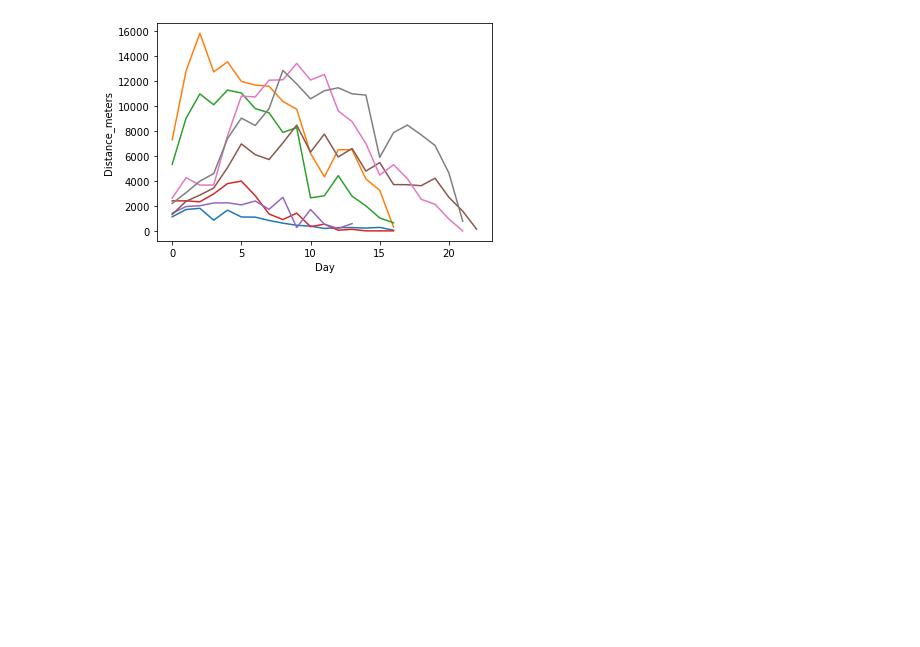
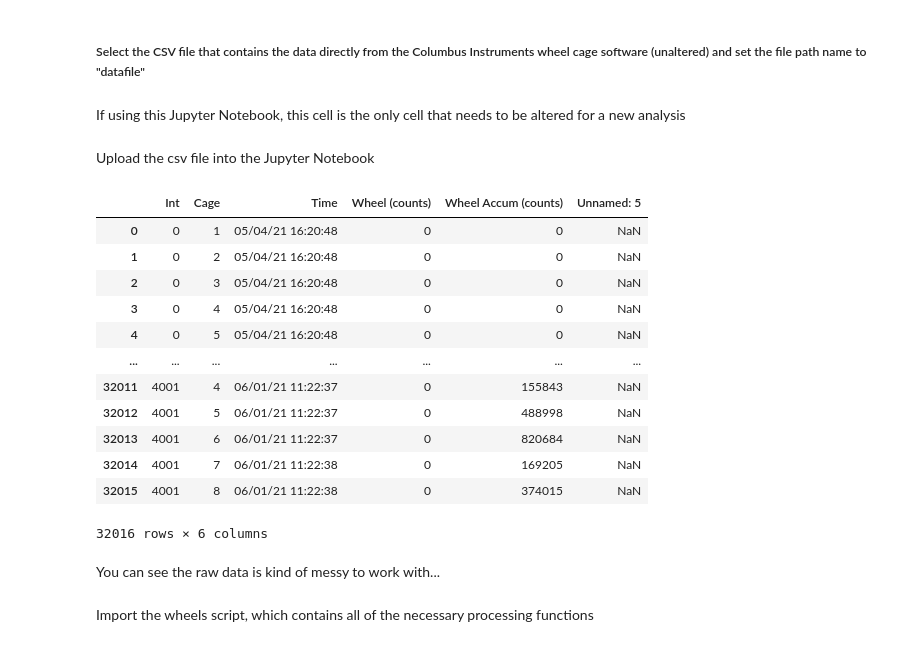
Before and after one commit to BrooksLeitner/RunningWheelAnalysis, a Jupyter notebook: wheel_trial.ipynb, the cells around one changed output. Saved outputs shown, nothing was run; the diff lists cells and outputs as text; code cells hidden in the pictures; blank space fills up the shorter version.

Commit message:
update and annotate Jupyter notebook as tutorial

```diff
--- a/wheel_trial.ipynb
+++ b/wheel_trial.ipynb
@@ -1 +1,5 @@
+# %% [markdown]
+##### Select the CSV file that contains the data directly from the Columbus Instruments wheel cage software (unaltered) and set the file path name to "datafile"
+# %% [markdown]
+If using this Jupyter Notebook, this cell is the only cell that needs to be altered for a new analysis
 # %%
@@ -3,12 +7,21 @@ datafile = '/Users/brooksleitner/Desktop/Python/PerryLabData/ExerciseCancer/Exer
+# %% [markdown]
+Upload the csv file into the Jupyter Notebook
 # %%
 import pandas as pd
 
 data = pd.read_csv(datafile, header=23)
+data
+# %% [output]
+|  | Int | Cage | Time | Wheel (counts) | Wheel Accum (counts) | Unnamed: 5 |
+| 0 | 0 | 1 | 05/04/21 16:20:48 | 0 | 0 | NaN |
+| 1 | 0 | 2 | 05/04/21 16:20:48 | 0 | 0 | NaN |
+| 2 | 0 | 3 | 05/04/21 16:20:48 | 0 | 0 | NaN |
+| 3 | 0 | 4 | 05/04/21 16:20:48 | 0 | 0 | NaN |
+| 4 | 0 | 5 | 05/04/21 16:20:48 | 0 | 0 | NaN |
+| ... | ... | ... | ... | ... | ... | ... |
+| 32011 | 4001 | 4 | 06/01/21 11:22:37 | 0 | 155843 | NaN |
+| 32012 | 4001 | 5 | 06/01/21 11:22:37 | 0 | 488998 | NaN |
+| 32013 | 4001 | 6 | 06/01/21 11:22:37 | 0 | 820684 | NaN |
+| 32014 | 4001 | 7 | 06/01/21 11:22:38 | 0 | 169205 | NaN |
+| 32015 | 4001 | 8 | 06/01/21 11:22:38 | 0 | 374015 | NaN |
+32016 rows × 6 columns
-# %%
-import wheels
-abc = wheels.preprocess(data)
-abc = wheels.remove_zeros(abc)
-abc = wheels.assign(abc)
-wheels.plot_summary(abc)
-# %% [output]
-[figure, removed]
@@ -16,0 +28,4 @@ x, y = wheels.metrics(abc)
+# %% [markdown]
+You can see the raw data is kind of messy to work with...
+# %% [markdown]
+Import the wheels script, which contains all of the necessary processing functions
```
Also changed, not shown: parts of 18 cells of this notebook, 1 other file.
